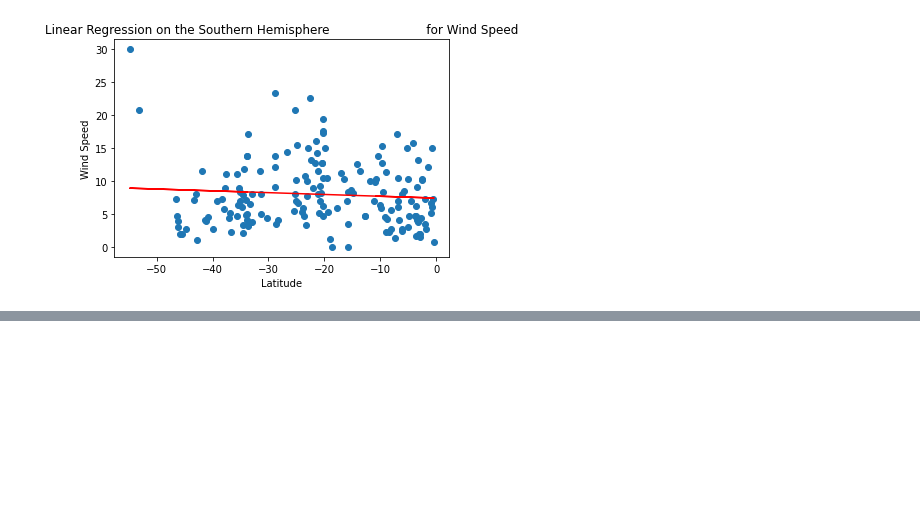
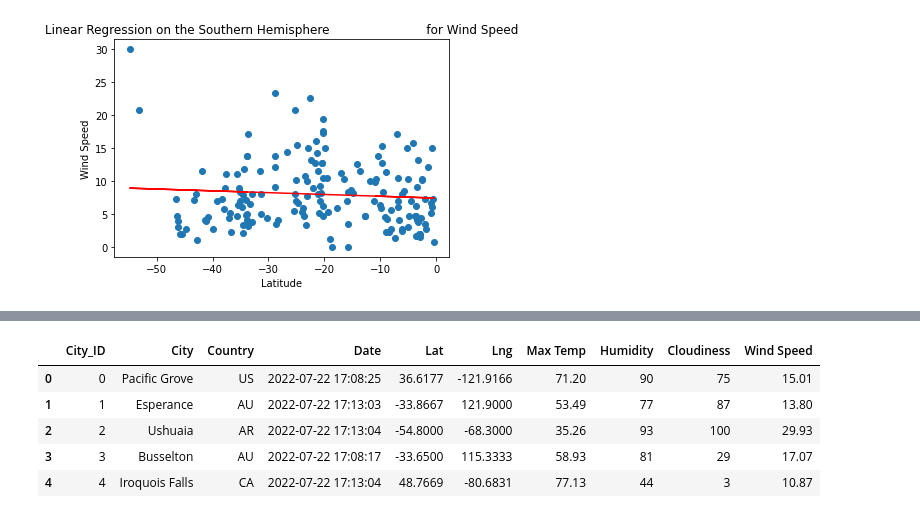
Before and after one commit to skyesteptoe/APIs, a Jupyter notebook: WeatherPy.ipynb, the cells around one changed output, grey strips where cells are left out. Saved outputs shown, nothing was run; the diff lists cells and outputs as text; code cells hidden in the pictures; blank space fills up the shorter version.

```diff
--- a/WeatherPy.ipynb
+++ b/WeatherPy.ipynb
@@ -398,0 +408,11 @@ plot_linear_regression(x_values, y_values,
+# %%
+# Store the CSV you saved created in part one into a DataFrame.
+city_data_df = pd.read_csv("weather_data/cities.csv")
+city_data_df.head()
+# %% [output]
+|  | City_ID | City | Country | Date | Lat | Lng | Max Temp | Humidity | Cloudiness | Wind Speed |
+| 0 | 0 | Pacific Grove | US | 2022-07-22 17:08:25 | 36.6177 | -121.9166 | 71.20 | 90 | 75 | 15.01 |
+| 1 | 1 | Esperance | AU | 2022-07-22 17:13:03 | -33.8667 | 121.9000 | 53.49 | 77 | 87 | 13.80 |
+| 2 | 2 | Ushuaia | AR | 2022-07-22 17:13:04 | -54.8000 | -68.3000 | 35.26 | 93 | 100 | 29.93 |
+| 3 | 3 | Busselton | AU | 2022-07-22 17:08:17 | -33.6500 | 115.3333 | 58.93 | 81 | 29 | 17.07 |
+| 4 | 4 | Iroquois Falls | CA | 2022-07-22 17:13:04 | 48.7669 | -80.6831 | 77.13 | 44 | 3 | 10.87 |
```
Also changed, not shown: parts of 22 cells of this notebook.
